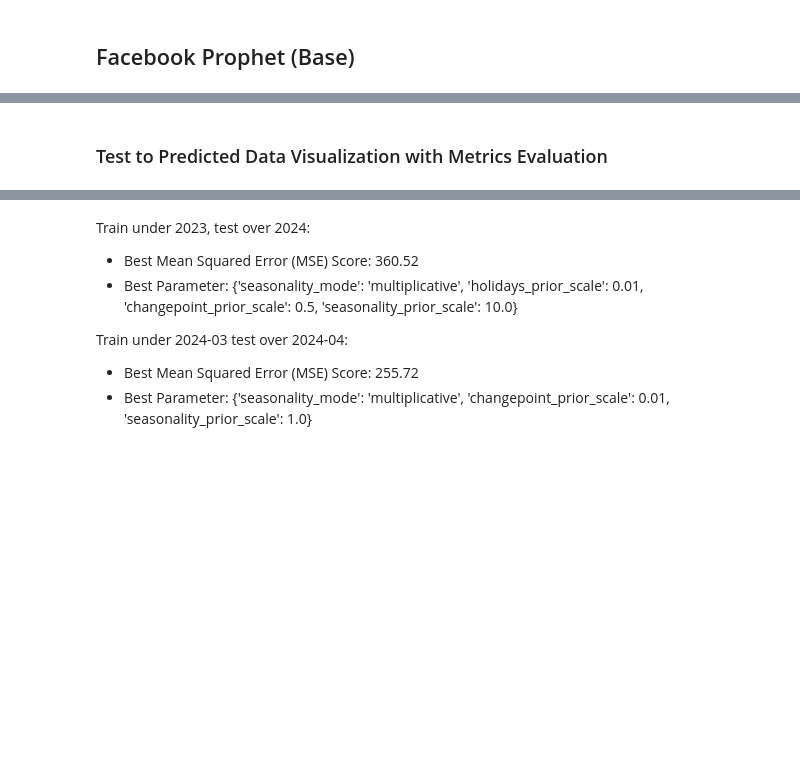
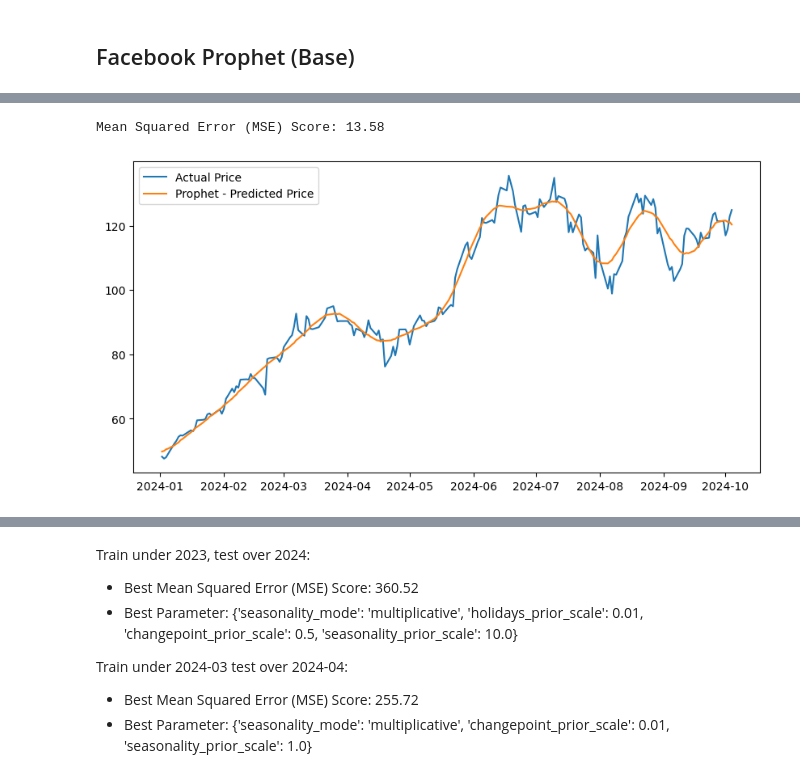
Before and after one commit to fadhilrezam/Time_Series_Forecasting_Stock_Market, a Jupyter notebook: main.ipynb, the cells around one changed output, grey strips where cells are left out. Cells and saved outputs as stored; diff of their text form; code cells hidden in the pictures; blank space fills up the shorter version.

```diff
--- a/main.ipynb
+++ b/main.ipynb
@@ -203,2 +263,17 @@ df_predicted = forecast[['ds', 'yhat']].rename(columns = {'ds':'ds', 'yhat':'y_p
-# %% [markdown]
-### Test to Predicted Data Visualization with Metrics Evaluation
+# %%
+prophet_model = Prophet(seasonality_mode='multiplicative')
+prophet_model.fit(df_train)
+future = pd.DataFrame(df_test['ds'].copy())
+df_predicted = prophet_model.predict(future)
+df_predicted.head()
+
+fig, ax = plt.subplots(figsize=(10,5))
+ax.plot(df_test['ds'], df_test['y'], label = 'Actual Price')
+ax.plot(df_predicted['ds'],df_predicted['yhat'], label = 'Prophet - Predicted Price')
+ax.legend()
+# prophet_model.plot_components(df_predicted)
+
+
+mse = mean_squared_error(df_test['y'], df_predicted['yhat'])
+print(f'Mean Squared Error (MSE) Score: {mse:.2f}')
+# %% [output]
@@ -204,0 +282,2 @@ df_predicted = forecast[['ds', 'yhat']].rename(columns = {'ds':'ds', 'yhat':'y_p
+Mean Squared Error (MSE) Score: 13.58
+[figure, added]
```
Also changed, not shown: parts of 26 cells of this notebook, 5 other files.
